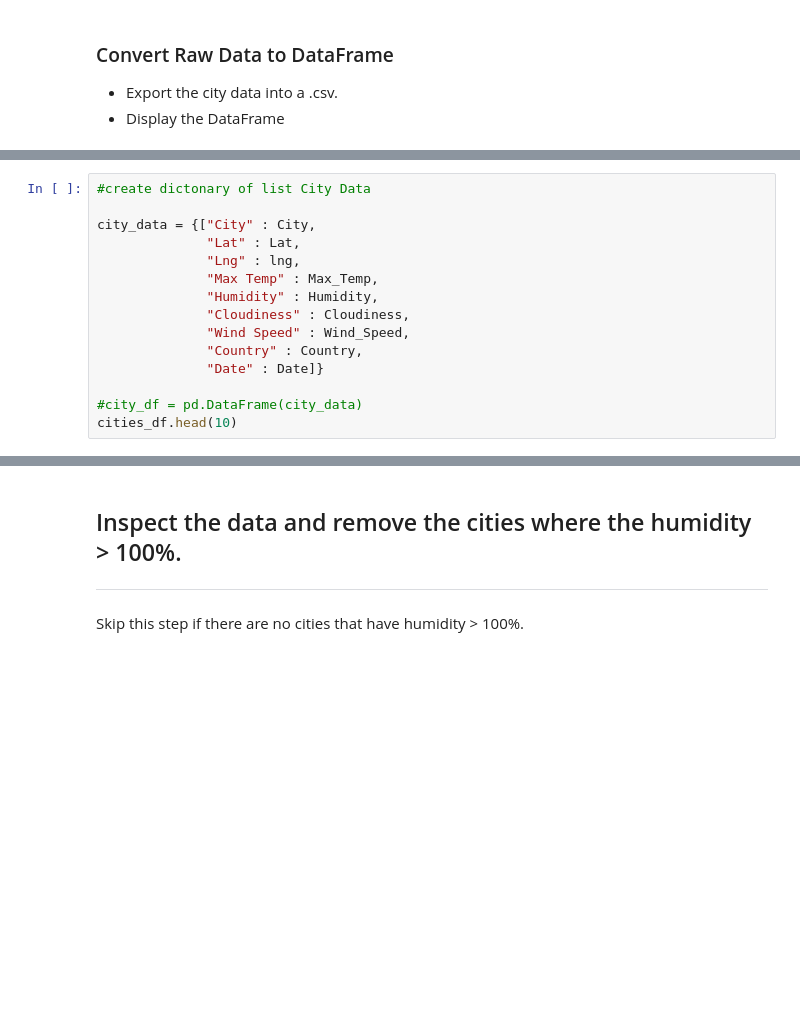
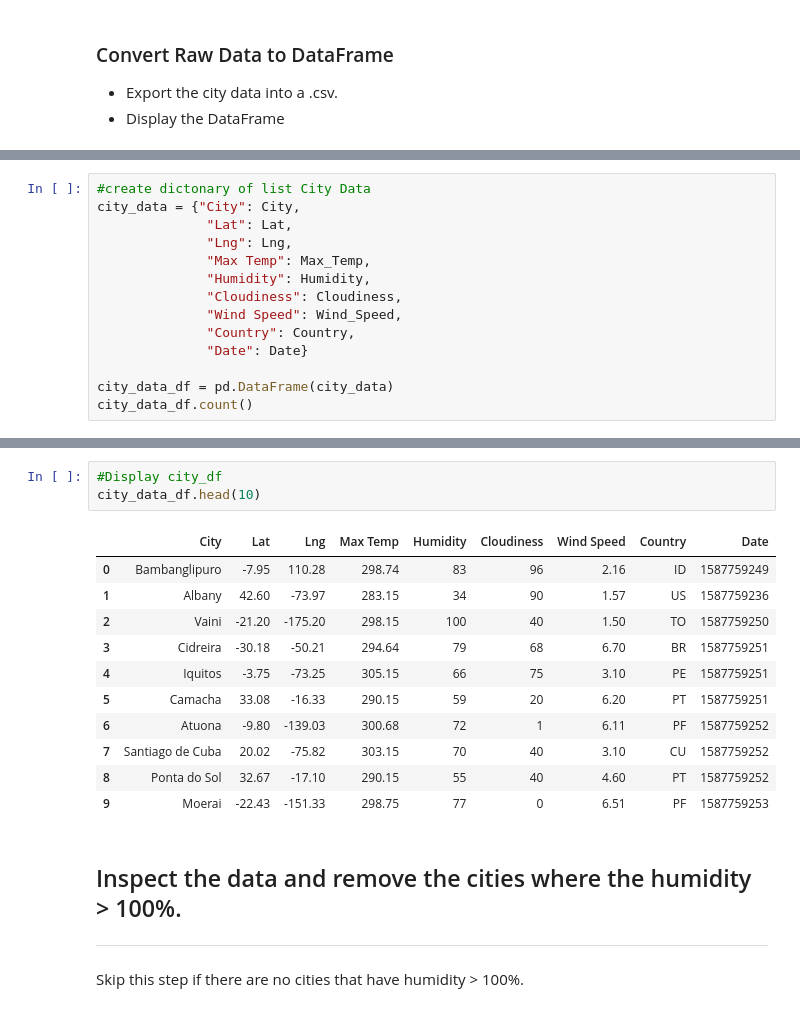
Before and after one commit to JPHebert32/python-api-challenge, a Jupyter notebook: WeatherPY/WeatherPY.ipynb, the cells around one changed output, grey strips where cells are left out. Saved outputs shown, nothing was run; the diff lists cells and outputs as text; blank space fills up the shorter version.

Commit message:
added Try excepts, and created city_data_df

```diff
--- a/WeatherPY/WeatherPY.ipynb
+++ b/WeatherPY/WeatherPY.ipynb
@@ -121,16 +116,15 @@ pprint(response_json[0])
 # %%
 #create dictonary of list City Data
+city_data = {"City": City,
+              "Lat": Lat,
+              "Lng": Lng,
+              "Max Temp": Max_Temp,
+              "Humidity": Humidity,
+              "Cloudiness": Cloudiness,
+              "Wind Speed": Wind_Speed,
+              "Country": Country,
+              "Date": Date}
 
-city_data = {["City" : City,
-              "Lat" : Lat,
-              "Lng" : lng,
-              "Max Temp" : Max_Temp,
-              "Humidity" : Humidity,
-              "Cloudiness" : Cloudiness,
-              "Wind Speed" : Wind_Speed,
-              "Country" : Country,
-              "Date" : Date]}
-
-#city_df = pd.DataFrame(city_data)
-cities_df.head(10)
+city_data_df = pd.DataFrame(city_data)
+city_data_df.count()
 # %% [output]
@@ -148,3 +141,18 @@ cities_df.head(10)
+# %%
+#Display city_df
+city_data_df.head(10)
+# %% [output]
+|  | City | Lat | Lng | Max Temp | Humidity | Cloudiness | Wind Speed | Country | Date |
+| 0 | Bambanglipuro | -7.95 | 110.28 | 298.74 | 83 | 96 | 2.16 | ID | 1587759249 |
+| 1 | Albany | 42.60 | -73.97 | 283.15 | 34 | 90 | 1.57 | US | 1587759236 |
+| 2 | Vaini | -21.20 | -175.20 | 298.15 | 100 | 40 | 1.50 | TO | 1587759250 |
+| 3 | Cidreira | -30.18 | -50.21 | 294.64 | 79 | 68 | 6.70 | BR | 1587759251 |
+| 4 | Iquitos | -3.75 | -73.25 | 305.15 | 66 | 75 | 3.10 | PE | 1587759251 |
+| 5 | Camacha | 33.08 | -16.33 | 290.15 | 59 | 20 | 6.20 | PT | 1587759251 |
+| 6 | Atuona | -9.80 | -139.03 | 300.68 | 72 | 1 | 6.11 | PF | 1587759252 |
+| 7 | Santiago de Cuba | 20.02 | -75.82 | 303.15 | 70 | 40 | 3.10 | CU | 1587759252 |
+| 8 | Ponta do Sol | 32.67 | -17.10 | 290.15 | 55 | 40 | 4.60 | PT | 1587759252 |
+| 9 | Moerai | -22.43 | -151.33 | 298.75 | 77 | 0 | 6.51 | PF | 1587759253 |
 # %% [markdown]
 ## Inspect the data and remove the cities where the humidity > 100%.
 ----
```
Also changed, not shown: parts of 5 cells of this notebook.
